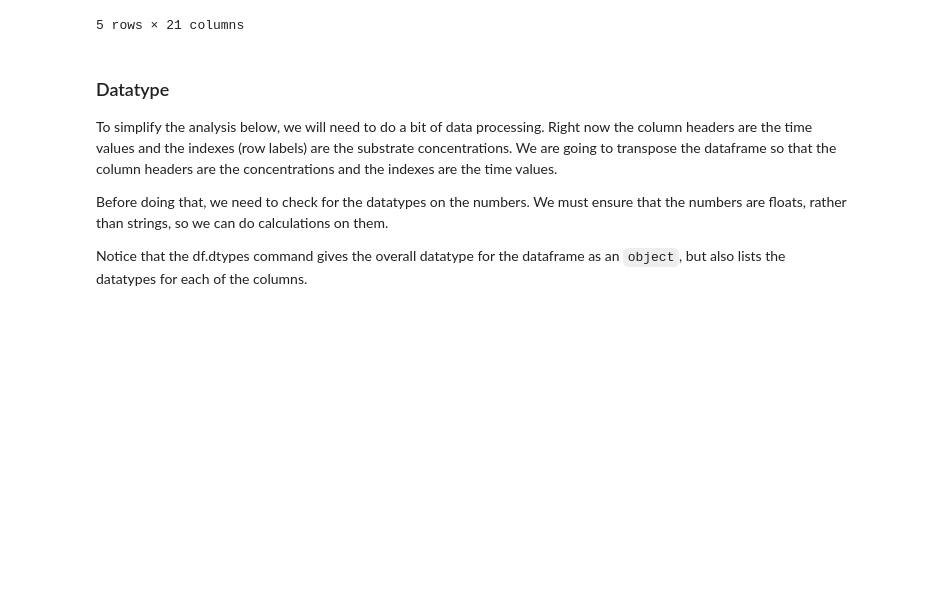
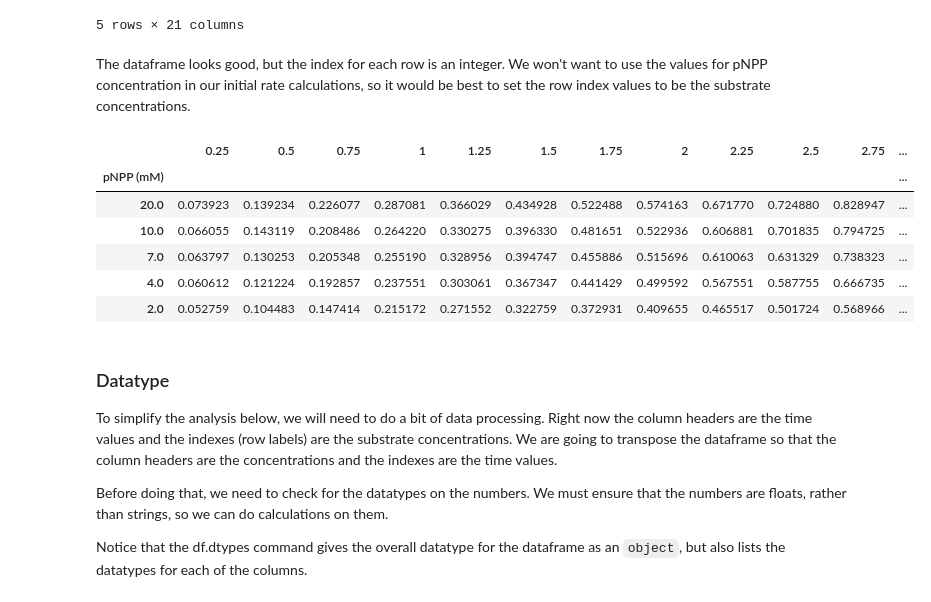
Before and after one commit to MolSSI-Education/python-scripting-biochemistry, a Jupyter notebook: biochemist-python/chapters/Nonlinear Curve Fitting Part 1.ipynb, the cells around one changed output. Cells and saved outputs as stored; diff of their text form; code cells hidden in the pictures; blank space fills up the shorter version.

```diff
--- a/biochemist-python/chapters/Nonlinear Curve Fitting Part 1.ipynb
+++ b/biochemist-python/chapters/Nonlinear Curve Fitting Part 1.ipynb
@@ -60,6 +60,19 @@ AP_kinetics_df.head()  # looking at the first five rows of the dataframe to conf
 | 3 | 4.0 | 0.060612 | 0.121224 | 0.192857 | 0.237551 | 0.303061 | 0.367347 | 0.441429 | 0.499592 | 0.567551 | ... | ... |
 | 4 | 2.0 | 0.052759 | 0.104483 | 0.147414 | 0.215172 | 0.271552 | 0.322759 | 0.372931 | 0.409655 | 0.465517 | ... | ... |
 5 rows × 21 columns
+# %% [markdown]
+The dataframe looks good, but the index for each row is an integer. We won't want to use the values for pNPP concentration in our initial rate calculations, so it would be best to set the row index values to be the substrate concentrations.
+# %%
+AP_kinetics_df.set_index("pNPP (mM)", inplace=True)
+AP_kinetics_df.head()
+# %% [output]
+|  | 0.25 | 0.5 | 0.75 | 1 | 1.25 | 1.5 | 1.75 | 2 | 2.25 | 2.5 | 2.75 | ... |
+| pNPP (mM) |  |  |  |  |  |  |  |  |  |  |  | ... |
+| 20.0 | 0.073923 | 0.139234 | 0.226077 | 0.287081 | 0.366029 | 0.434928 | 0.522488 | 0.574163 | 0.671770 | 0.724880 | 0.828947 | ... |
+| 10.0 | 0.066055 | 0.143119 | 0.208486 | 0.264220 | 0.330275 | 0.396330 | 0.481651 | 0.522936 | 0.606881 | 0.701835 | 0.794725 | ... |
+| 7.0 | 0.063797 | 0.130253 | 0.205348 | 0.255190 | 0.328956 | 0.394747 | 0.455886 | 0.515696 | 0.610063 | 0.631329 | 0.738323 | ... |
+| 4.0 | 0.060612 | 0.121224 | 0.192857 | 0.237551 | 0.303061 | 0.367347 | 0.441429 | 0.499592 | 0.567551 | 0.587755 | 0.666735 | ... |
+| 2.0 | 0.052759 | 0.104483 | 0.147414 | 0.215172 | 0.271552 | 0.322759 | 0.372931 | 0.409655 | 0.465517 | 0.501724 | 0.568966 | ... |
 # %% [markdown]
 ### Datatype
 To simplify the analysis below, we will need to do a bit of data processing. Right now the column headers are the time values and the indexes (row labels) are the substrate concentrations. We are going to transpose the dataframe so that the column headers are the concentrations and the indexes are the time values.
```
Also changed, not shown: parts of 1 cell of this notebook, 1 other file.
